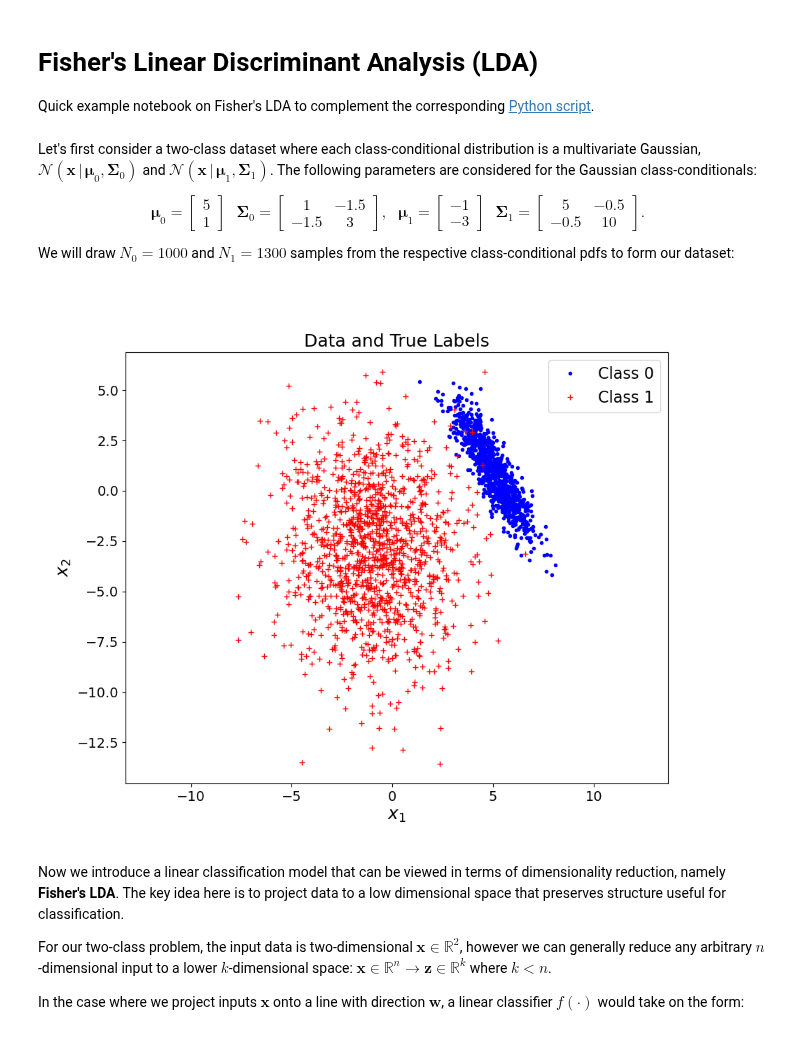
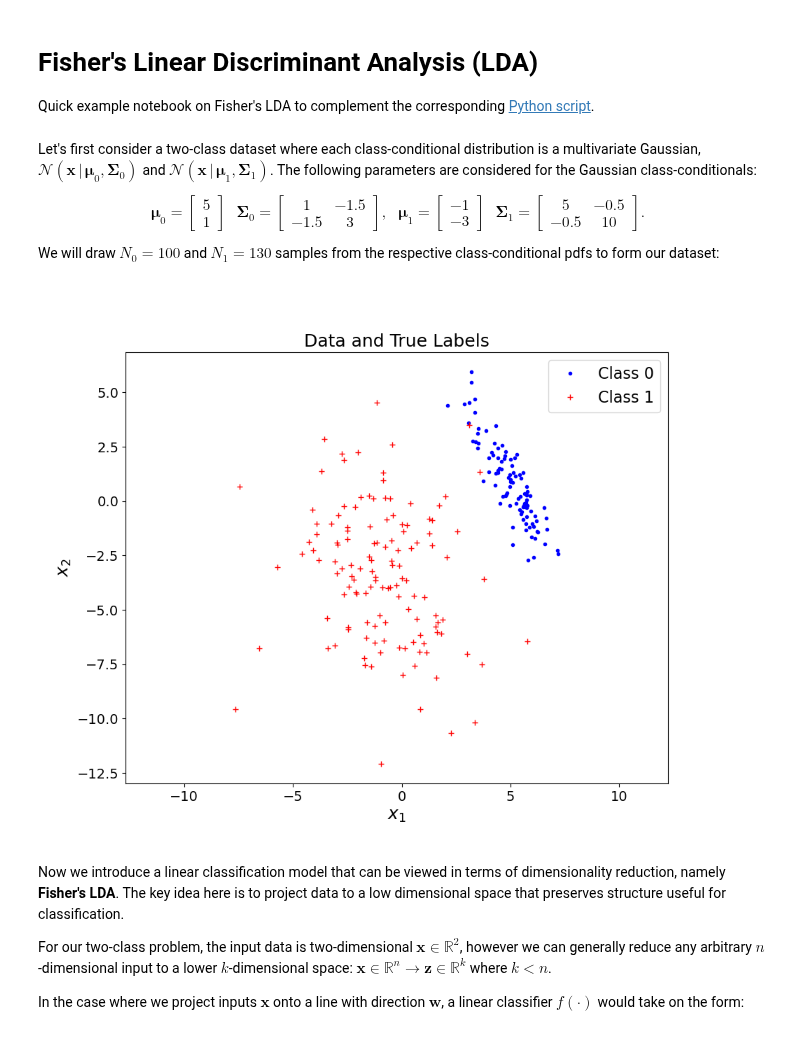
Before and after one commit to mazrk7/machine_learning_resources, a Jupyter notebook: notebooks/linear_classification/fisher_lda.ipynb, the cells around one changed output. Drawn from its saved outputs; the diff is of its cells as text; code cells hidden in the pictures.

```diff
--- a/notebooks/linear_classification/fisher_lda.ipynb
+++ b/notebooks/linear_classification/fisher_lda.ipynb
@@ -32,36 +32,36 @@ Let's first consider a two-class dataset where each class-conditional distributi
     \boldsymbol{\Sigma}_1=\begin{bmatrix}5 & -0.5 \\-0.5 & 10 \end{bmatrix}. ~~~
 \end{equation*}
 
-We will draw $N_0=1000$ and $N_1=1300$ samples from the respective class-conditional pdfs to form our dataset:
+We will draw $N_0=100$ and $N_1=130$ samples from the respective class-conditional pdfs to form our dataset:
 # %%
-N0 = 1000
-N1 = 1300
+N0 = 100
+N1 = 130
 
 mu = np.array([[5, 1],
                [-1, -3]])  # Gaussian distributions means
 Sigma = np.array([[[1, -1.5],
                    [-1.5, 3]],
                   [[5, -0.5],
                    [-0.5, 10]]])  # Gaussian distributions covariance matrices
 
 # Draw random variable samples and assign labels
 X0 = multivariate_normal(mean=mu[0], cov=Sigma[0]).rvs(N0)
 X1 = multivariate_normal(mean=mu[1], cov=Sigma[1]).rvs(N1)
 X = np.concatenate((X0, X1))
 labels = np.concatenate((np.zeros(N0), np.ones(N1)))
 
 plt.figure(figsize=(10, 8))
 plt.plot(X[labels==0, 0], X[labels==0, 1], 'b.', label="Class 0")
 plt.plot(X[labels==1, 0], X[labels==1, 1], 'r+', label="Class 1");
 
 plt.xlabel(r"$x_1$")
 plt.ylabel(r"$x_2$")
 plt.title("Data and True Labels")
 plt.legend()
 plt.axis('equal')
 plt.show()
 # %% [output]
-[figure, old version]
+[figure, new version]
 # %% [markdown]
 Now we introduce a linear classification model that can be viewed in terms of dimensionality reduction, namely <b>Fisher's LDA</b>. The key idea here is to project data to a low dimensional space that preserves structure useful for classification.
 
```
Also changed, not shown: parts of 2 cells of this notebook.
